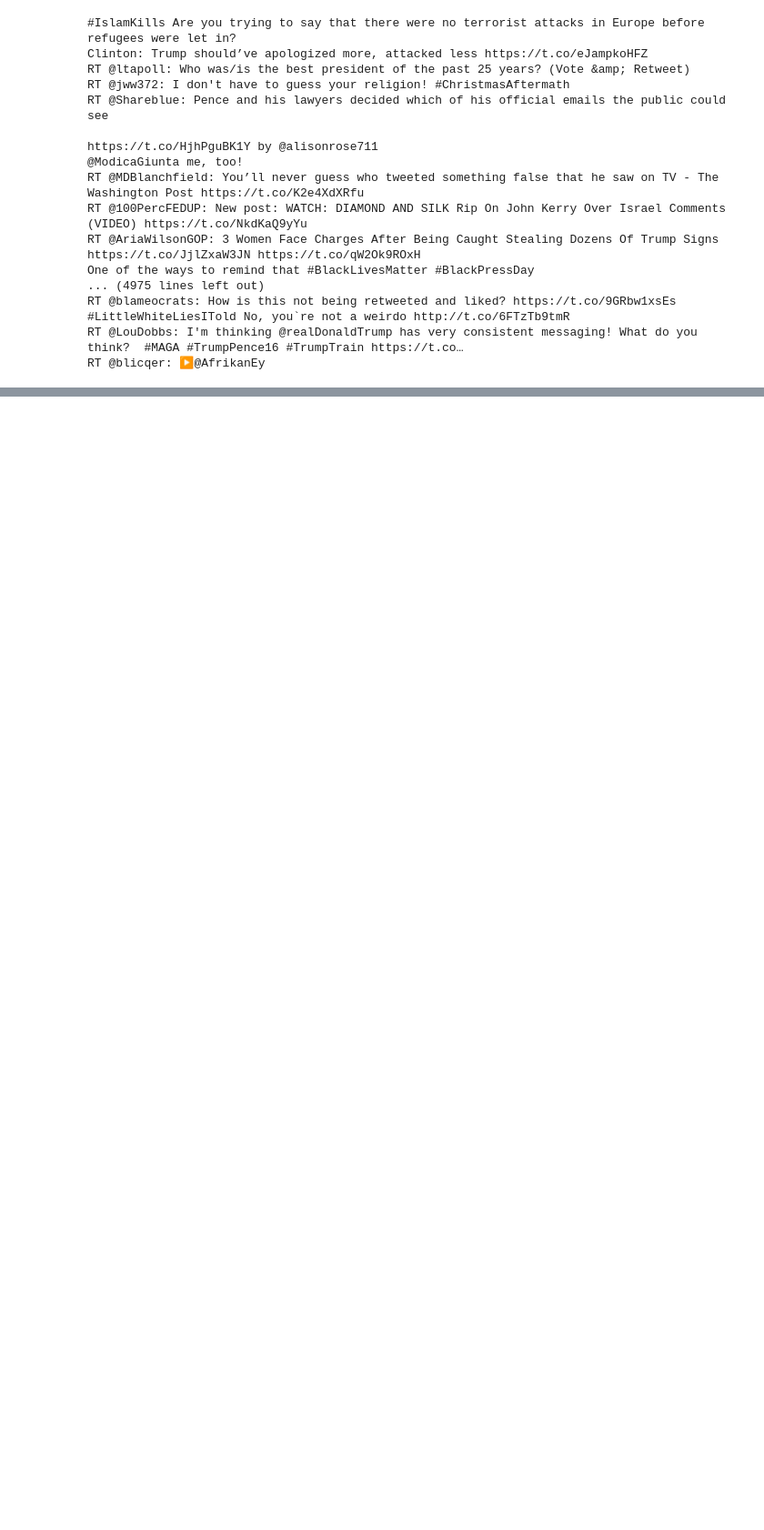
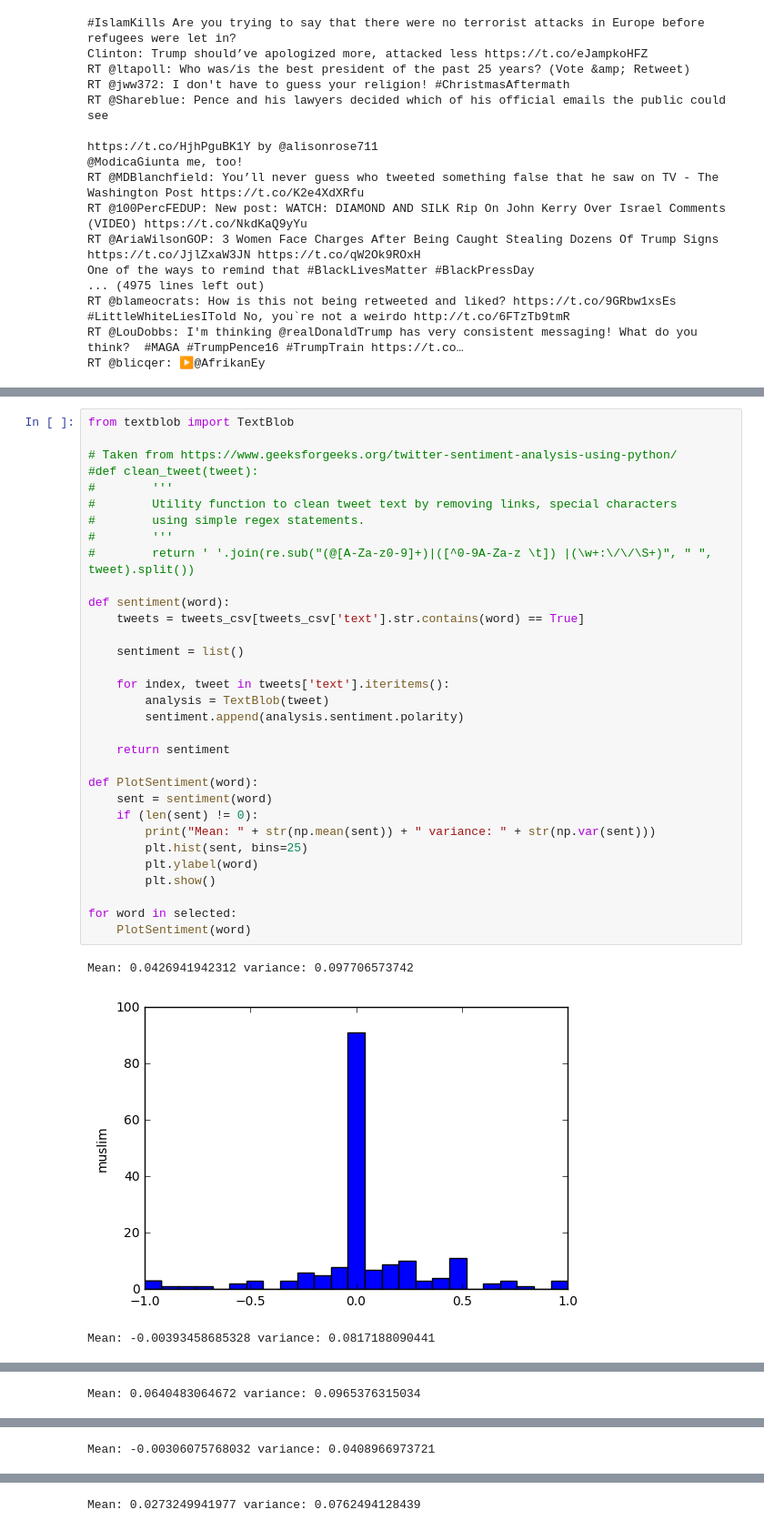
Before and after one commit to NumbersAndStuff/STAT689-Project, a Jupyter notebook: ProjectNotebook.ipynb, the cells around one changed output, grey strips where cells are left out. Shown at 91% size. Saved outputs shown, nothing was run; the diff lists cells and outputs as text; blank space fills up the shorter version.

```diff
--- a/ProjectNotebook.ipynb
+++ b/ProjectNotebook.ipynb
@@ -157 +157,37 @@ for word in selected.keys():
 ... (14 outputs left out)
+# %%
+from textblob import TextBlob
+
+# Taken from https://www.geeksforgeeks.org/twitter-sentiment-analysis-using-python/
+#def clean_tweet(tweet):
+#        '''
+#        Utility function to clean tweet text by removing links, special characters
+#        using simple regex statements.
+#        '''
+#        return ' '.join(re.sub("(@[A-Za-z0-9]+)|([^0-9A-Za-z \t]) |(\w+:\/\/\S+)", " ", tweet).split())
+
+def sentiment(word):
+    tweets = tweets_csv[tweets_csv['text'].str.contains(word) == True]
+
+    sentiment = list()
+
+    for index, tweet in tweets['text'].iteritems():
+        analysis = TextBlob(tweet)
+        sentiment.append(analysis.sentiment.polarity)
+
+    return sentiment
+
+def PlotSentiment(word):
+    sent = sentiment(word)
+    if (len(sent) != 0):
+        print("Mean: " + str(np.mean(sent)) + " variance: " + str(np.var(sent)))
+        plt.hist(sent, bins=25)
+        plt.ylabel(word)
+        plt.show()
+
+for word in selected:
+    PlotSentiment(word)
+# %% [output]
+Mean: 0.0426941942312 variance: 0.097706573742
+[figure, added]
+Mean: -0.00393458685328 variance: 0.0817188090441
@@ -157,0 +195 @@ for word in selected.keys():
+Mean: 0.0640483064672 variance: 0.0965376315034
@@ -157,0 +197 @@ for word in selected.keys():
+Mean: -0.00306075768032 variance: 0.0408966973721
@@ -157,0 +199 @@ for word in selected.keys():
+Mean: 0.0273249941977 variance: 0.0762494128439
```
Also changed, not shown: parts of 5 cells of this notebook.
